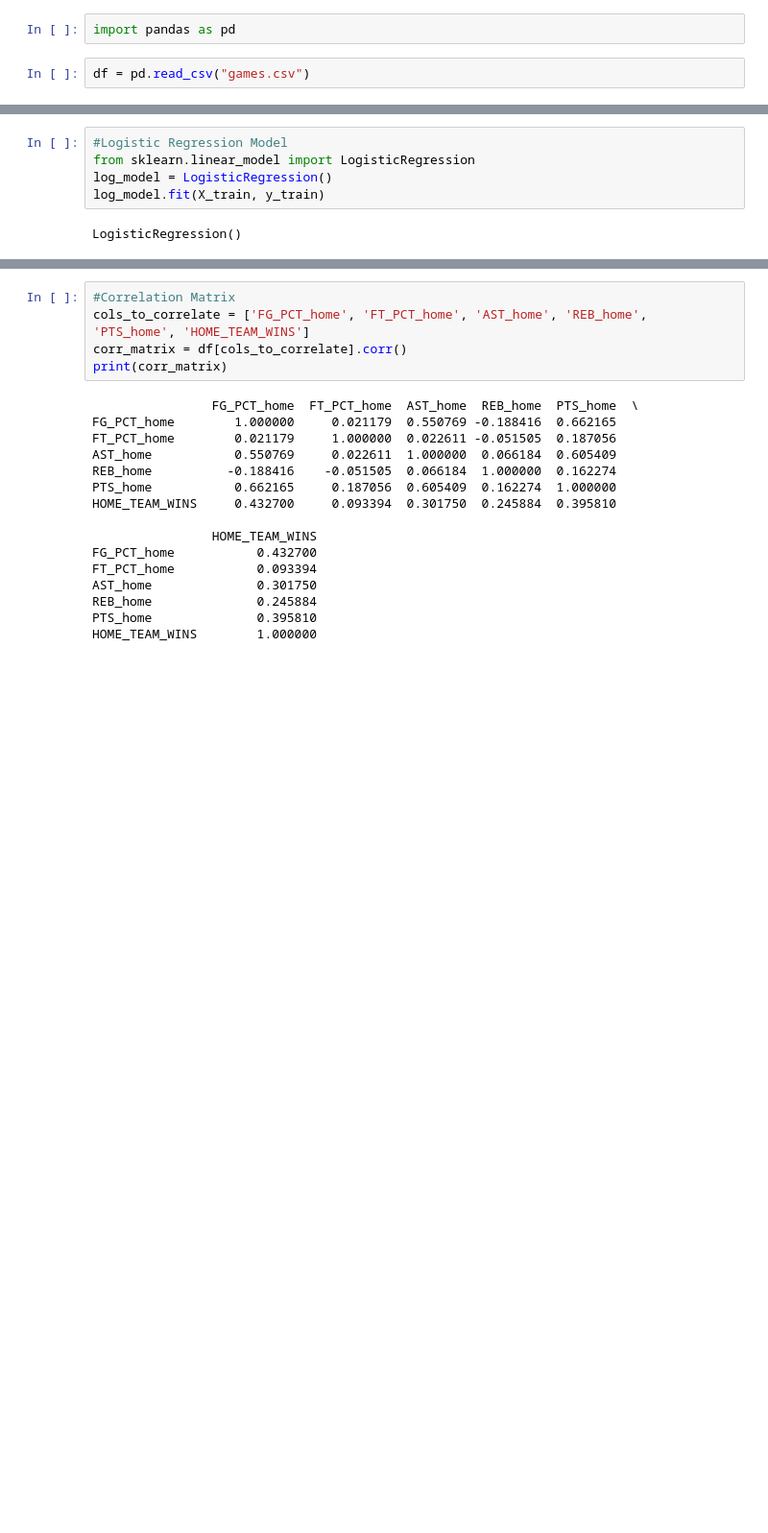
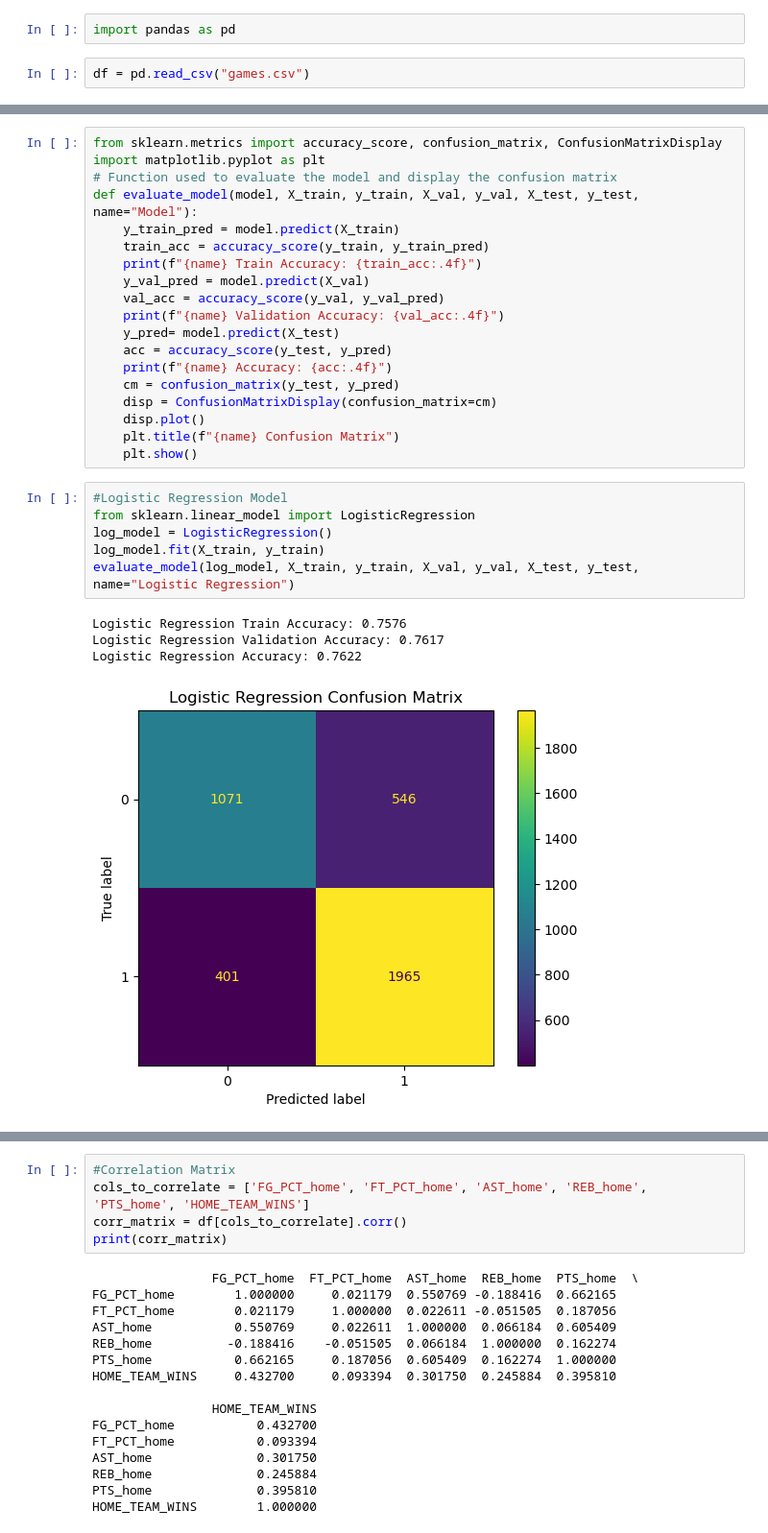
Before and after one commit to AyoAdenuga/NBA-GamePrediction-ML, a Jupyter notebook: data/Nba_project.ipynb, the cells around one changed output, grey strips where cells are left out. Shown at 96% size. Cells and saved outputs as stored; diff of their text form; blank space fills up the shorter version.

Commit message:
updated nba prediction models

```diff
--- a/data/Nba_project.ipynb
+++ b/data/Nba_project.ipynb
@@ -50,10 +64,33 @@ X_test = scaler.transform(X_test)
+# %%
+from sklearn.metrics import accuracy_score, confusion_matrix, ConfusionMatrixDisplay
+import matplotlib.pyplot as plt
+# Function used to evaluate the model and display the confusion matrix
+def evaluate_model(model, X_train, y_train, X_val, y_val, X_test, y_test, name="Model"):
+    y_train_pred = model.predict(X_train)
+    train_acc = accuracy_score(y_train, y_train_pred)
+    print(f"{name} Train Accuracy: {train_acc:.4f}")
+    y_val_pred = model.predict(X_val)
+    val_acc = accuracy_score(y_val, y_val_pred)
+    print(f"{name} Validation Accuracy: {val_acc:.4f}")
+    y_pred= model.predict(X_test)
+    acc = accuracy_score(y_test, y_pred)
+    print(f"{name} Accuracy: {acc:.4f}")
+    cm = confusion_matrix(y_test, y_pred)
+    disp = ConfusionMatrixDisplay(confusion_matrix=cm)
+    disp.plot()
+    plt.title(f"{name} Confusion Matrix")
+    plt.show()
 # %%
 #Logistic Regression Model
 from sklearn.linear_model import LogisticRegression
 log_model = LogisticRegression()
 log_model.fit(X_train, y_train)
+evaluate_model(log_model, X_train, y_train, X_val, y_val, X_test, y_test, name="Logistic Regression")
 # %% [output]
-LogisticRegression()
+Logistic Regression Train Accuracy: 0.7576
+Logistic Regression Validation Accuracy: 0.7617
+Logistic Regression Accuracy: 0.7622
+[figure, added]
 # %%
 #This shows the accuracy of the model.
 from sklearn.metrics import accuracy_score
```
Also changed, not shown: parts of 9 cells of this notebook.
